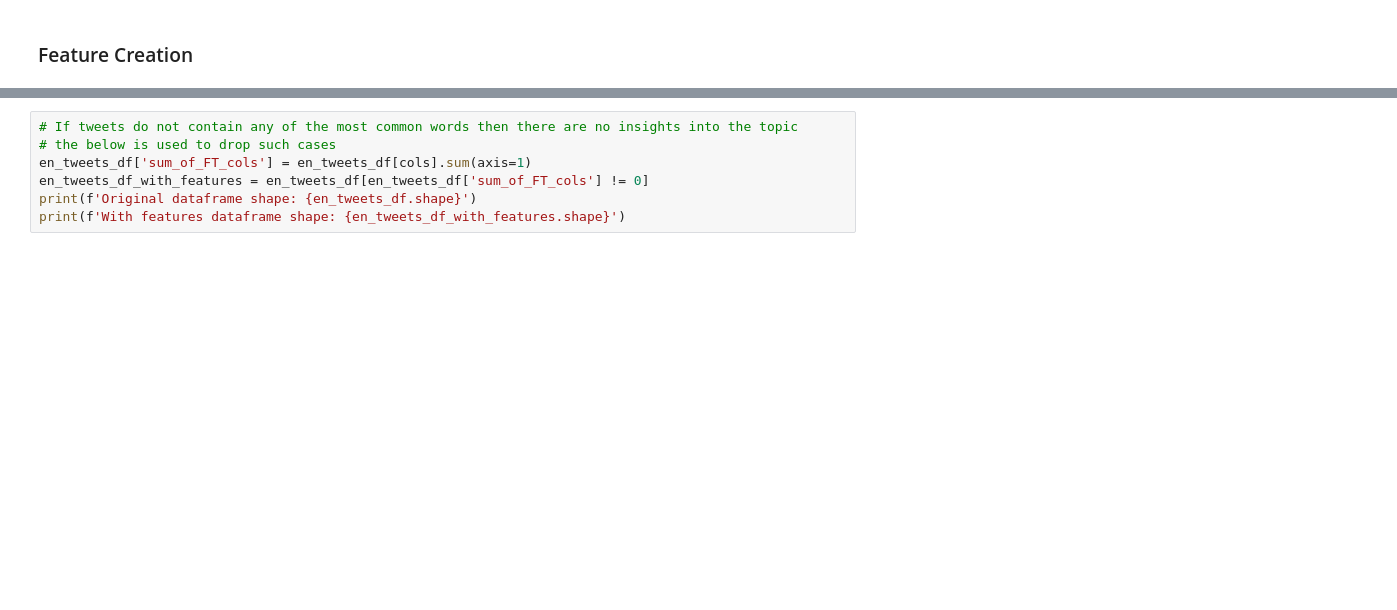
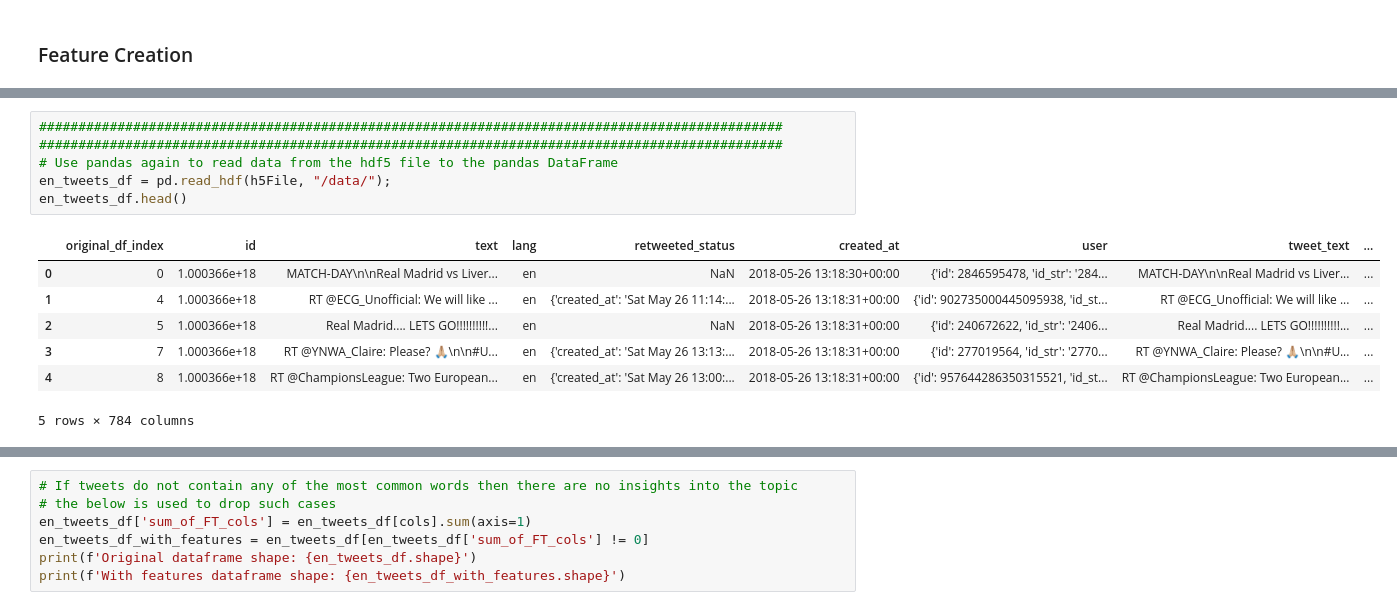
Before and after one commit to jb-0/football-prediction, a Jupyter notebook: nlp-rea-v-liv-2018.ipynb, the cells around one changed output, grey strips where cells are left out. Drawn from its saved outputs; the diff is of its cells as text; blank space fills up the shorter version.

```diff
--- a/nlp-rea-v-liv-2018.ipynb
+++ b/nlp-rea-v-liv-2018.ipynb
@@ -121,0 +175,14 @@ fdist.most_common(250)
+# %%
+###############################################################################################
+###############################################################################################
+# Use pandas again to read data from the hdf5 file to the pandas DataFrame
+en_tweets_df = pd.read_hdf(h5File, "/data/");
+en_tweets_df.head()
+# %% [output]
+|  | original_df_index | id | text | lang | retweeted_status | created_at | user | tweet_text | ... |
+| 0 | 0 | 1.000366e+18 | MATCH-DAY\n\nReal Madrid vs Liver... | en | NaN | 2018-05-26 13:18:30+00:00 | {'id': 2846595478, 'id_str': '284... | MATCH-DAY\n\nReal Madrid vs Liver... | ... |
+| 1 | 4 | 1.000366e+18 | RT @ECG_Unofficial: We will like ... | en | {'created_at': 'Sat May 26 11:14:... | 2018-05-26 13:18:31+00:00 | {'id': 902735000445095938, 'id_st... | RT @ECG_Unofficial: We will like ... | ... |
+| 2 | 5 | 1.000366e+18 | Real Madrid.... LETS GO!!!!!!!!!!... | en | NaN | 2018-05-26 13:18:31+00:00 | {'id': 240672622, 'id_str': '2406... | Real Madrid.... LETS GO!!!!!!!!!!... | ... |
+| 3 | 7 | 1.000366e+18 | RT @YNWA_Claire: Please? 🙏🏼\n\n#U... | en | {'created_at': 'Sat May 26 13:13:... | 2018-05-26 13:18:31+00:00 | {'id': 277019564, 'id_str': '2770... | RT @YNWA_Claire: Please? 🙏🏼\n\n#U... | ... |
+| 4 | 8 | 1.000366e+18 | RT @ChampionsLeague: Two European... | en | {'created_at': 'Sat May 26 13:00:... | 2018-05-26 13:18:31+00:00 | {'id': 957644286350315521, 'id_st... | RT @ChampionsLeague: Two European... | ... |
+5 rows × 784 columns
```
Also changed, not shown: parts of 15 cells of this notebook.
